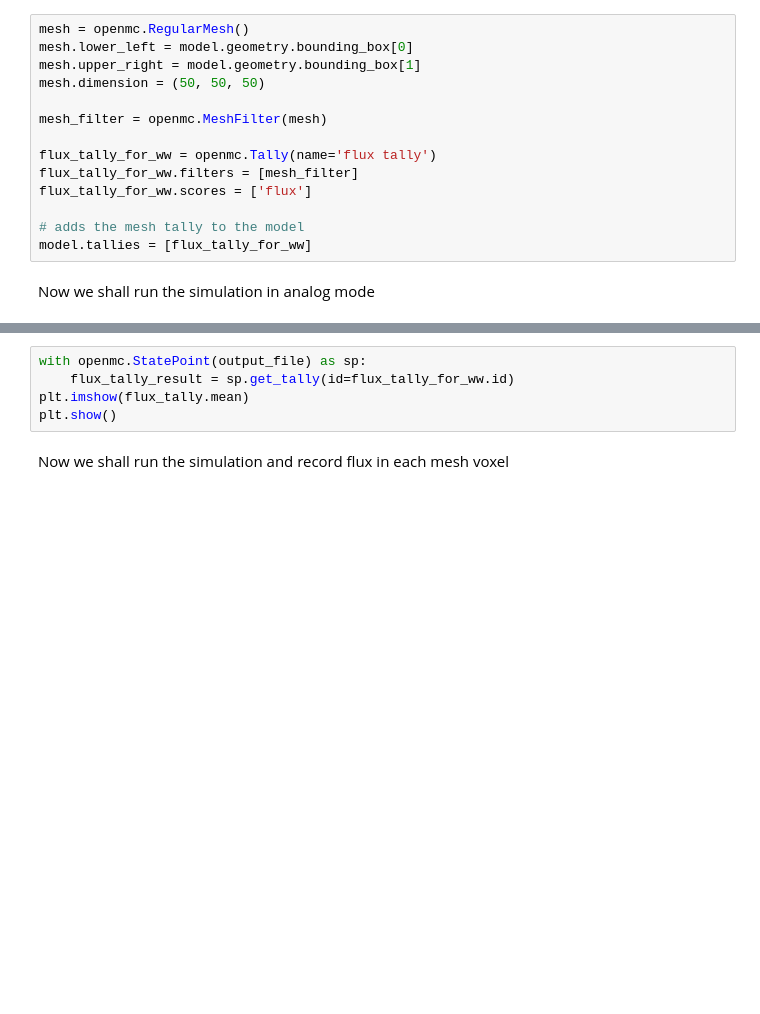
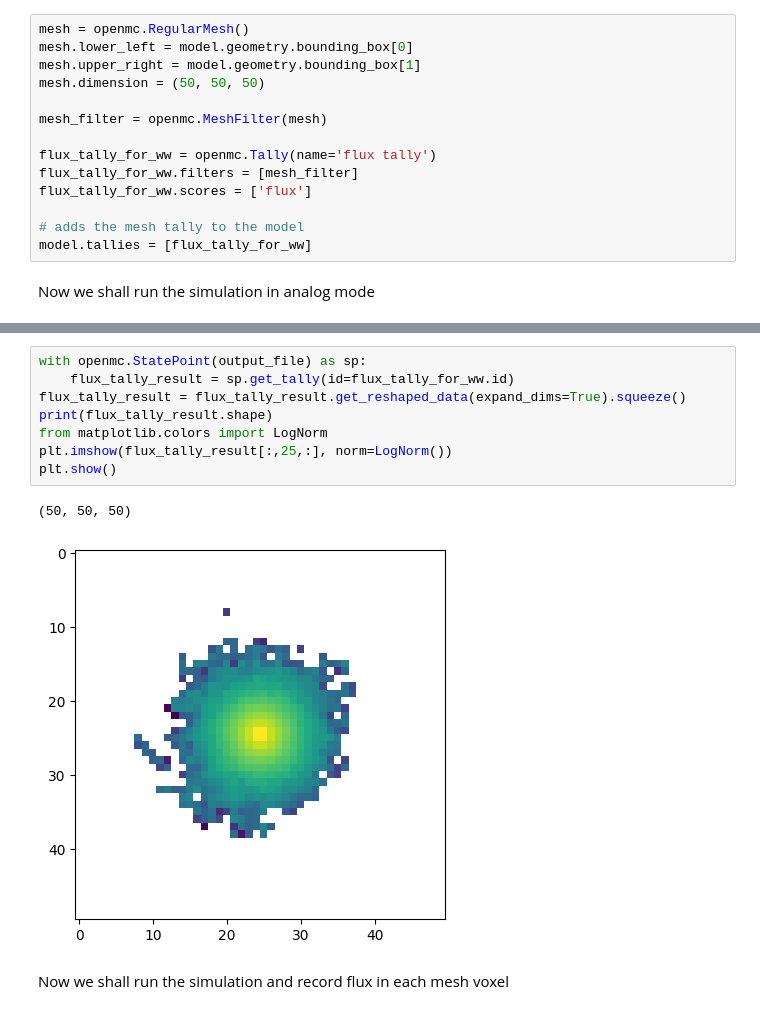
Before and after one commit to fusion-energy/neutronics-workshop, a Jupyter notebook: tasks/task_13_variance_reduction/generate_single_ww_and_apply.ipynb, the cells around one changed output, grey strips where cells are left out. Cells and saved outputs as stored; diff of their text form; blank space fills up the shorter version.

```diff
--- a/tasks/task_13_variance_reduction/generate_single_ww_and_apply.ipynb
+++ b/tasks/task_13_variance_reduction/generate_single_ww_and_apply.ipynb
@@ -78,8 +95,14 @@ output_file = model.run()
 # %%
 with openmc.StatePoint(output_file) as sp:
     flux_tally_result = sp.get_tally(id=flux_tally_for_ww.id)
-plt.imshow(flux_tally.mean)
+flux_tally_result = flux_tally_result.get_reshaped_data(expand_dims=True).squeeze()
+print(flux_tally_result.shape)
+from matplotlib.colors import LogNorm
+plt.imshow(flux_tally_result[:,25,:], norm=LogNorm())
 plt.show()
+# %% [output]
+(50, 50, 50)
+[figure, added]
 # %% [markdown]
 Now we shall run the simulation and record flux in each mesh voxel
 # %%
```
Also changed, not shown: parts of 5 cells of this notebook, 3 other files.
